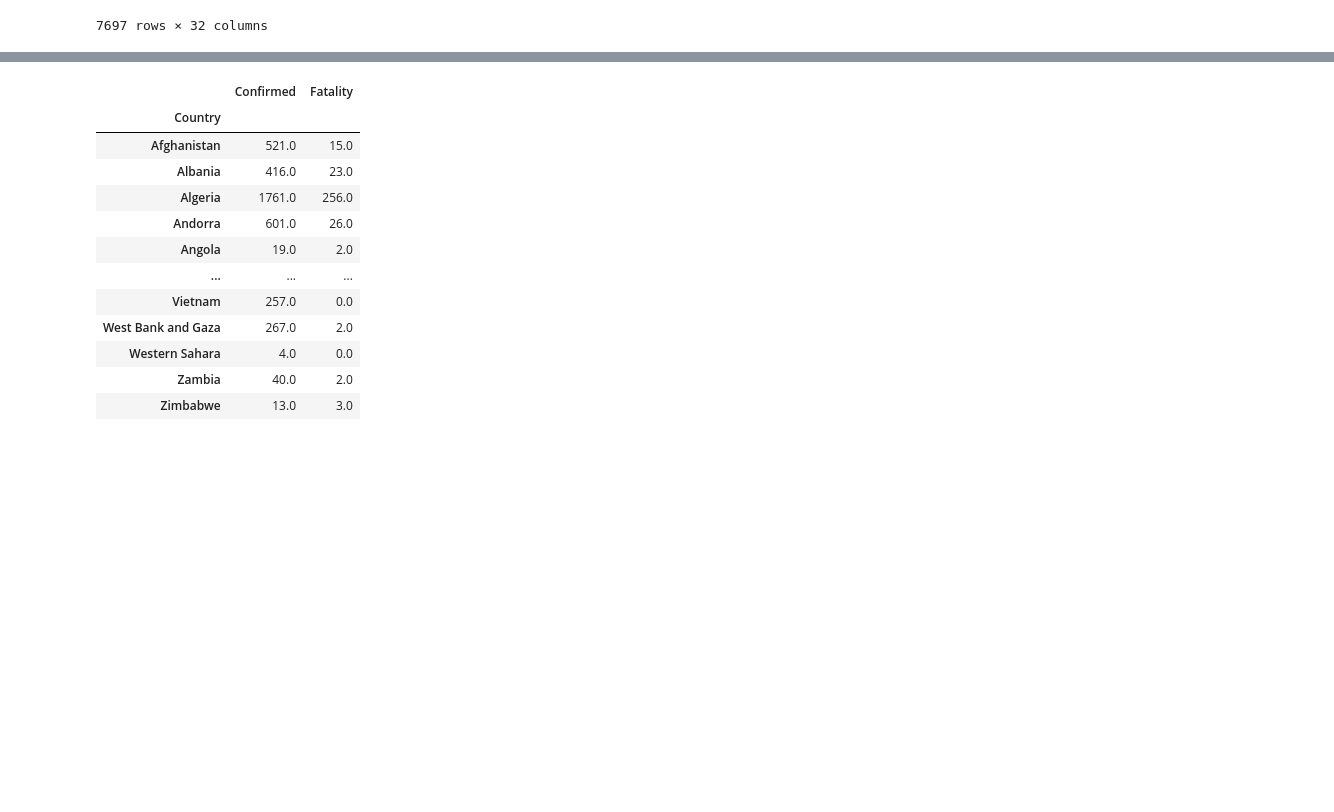
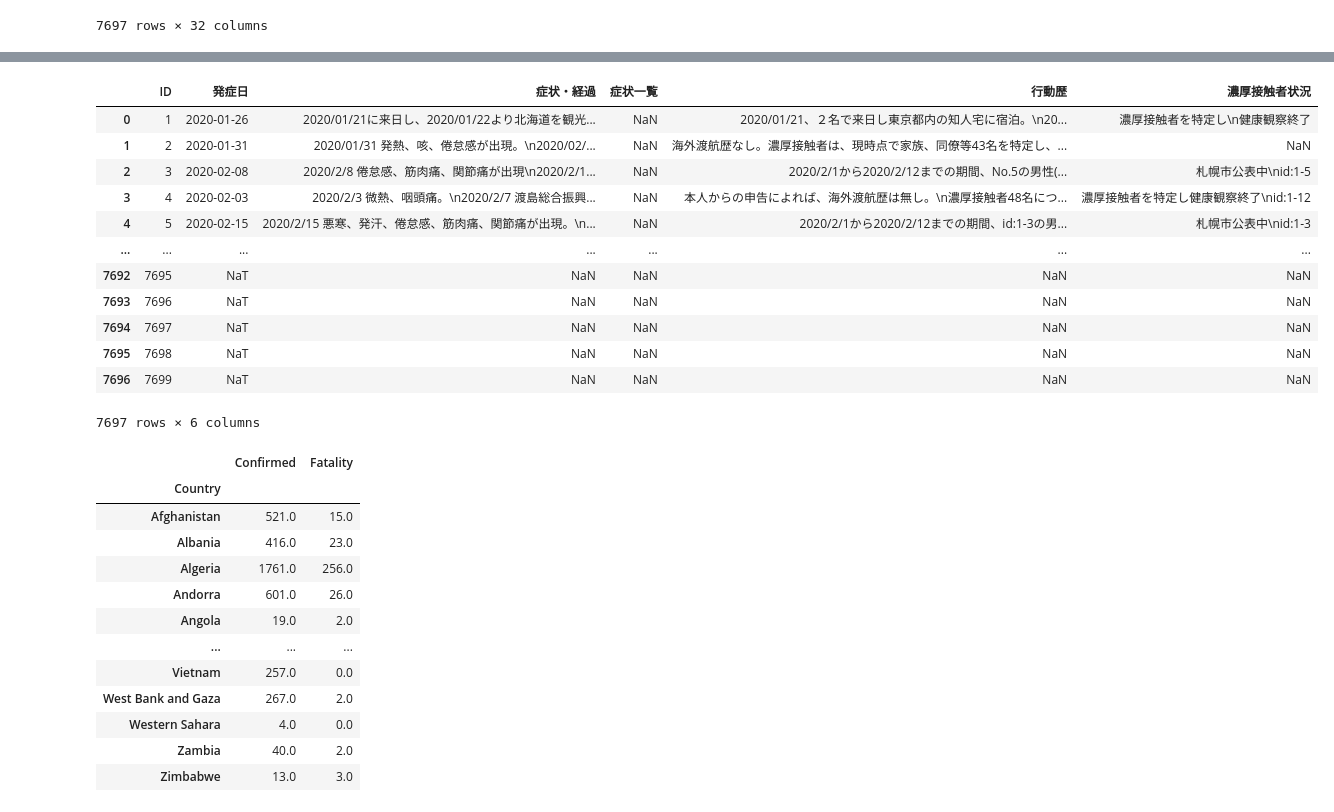
Before and after one commit to ShinyRyo/siganate-COVID-19-Challenge, a Jupyter notebook: eda_prediction.ipynb, the cells around one changed output, grey strips where cells are left out. Drawn from its saved outputs; the diff is of its cells as text; code cells hidden in the pictures; blank space fills up the shorter version.

```diff
--- a/eda_prediction.ipynb
+++ b/eda_prediction.ipynb
@@ -80,6 +48,3 @@ train_df
 | 7695 | 7698 | NaN | 17-128 | NaT | NaT | NaT | NaN | 石川県 | NaN | NaN | ... |
 | 7696 | 7699 | NaN | 17-129 | NaT | NaT | NaT | NaN | 石川県 | NaN | NaN | ... |
 7697 rows × 32 columns
-# %%
-print("fill blanks and add region for counting")
-train_df.drop('Province_State',axis=1,inplace=True)
@@ -88,4 +50,0 @@ fill blanks and add region for counting
-# %%
-# Resetting Date column into Datetime object and making it an index of dataframe
-train_df['Date']=pd.to_datetime(train_df['Date'])
-train_df.set_index('Date',inplace=True)
@@ -92,3 +60,19 @@ train_df.set_index('Date',inplace=True)
+# %%
+train_df[['ID','発症日', '症状・経過', '症状一覧', '行動歴', '濃厚接触者状況',]]
+# %% [output]
+|  | ID | 発症日 | 症状・経過 | 症状一覧 | 行動歴 | 濃厚接触者状況 |
+| 0 | 1 | 2020-01-26 | 2020/01/21に来日し、2020/01/22より北海道を観光... | NaN | 2020/01/21、２名で来日し東京都内の知人宅に宿泊。\n20... | 濃厚接触者を特定し\n健康観察終了 |
+| 1 | 2 | 2020-01-31 | 2020/01/31 発熱、咳、倦怠感が出現。\n2020/02/... | NaN | 海外渡航歴なし。濃厚接触者は、現時点で家族、同僚等43名を特定し、... | NaN |
+| 2 | 3 | 2020-02-08 | 2020/2/8 倦怠感、筋肉痛、関節痛が出現\n2020/2/1... | NaN | 2020/2/1から2020/2/12までの期間、No.5の男性(... | 札幌市公表中\nid:1-5 |
+| 3 | 4 | 2020-02-03 | 2020/2/3 微熱、咽頭痛。\n2020/2/7 渡島総合振興... | NaN | 本人からの申告によれば、海外渡航歴は無し。\n濃厚接触者48名につ... | 濃厚接触者を特定し健康観察終了\nid:1-12 |
+| 4 | 5 | 2020-02-15 | 2020/2/15 悪寒、発汗、倦怠感、筋肉痛、関節痛が出現。\n... | NaN | 2020/2/1から2020/2/12までの期間、id:1-3の男... | 札幌市公表中\nid:1-3 |
+| ... | ... | ... | ... | ... | ... | ... |
+| 7692 | 7695 | NaT | NaN | NaN | NaN | NaN |
+| 7693 | 7696 | NaT | NaN | NaN | NaN | NaN |
+| 7694 | 7697 | NaT | NaN | NaN | NaN | NaN |
+| 7695 | 7698 | NaT | NaN | NaN | NaN | NaN |
+| 7696 | 7699 | NaT | NaN | NaN | NaN | NaN |
+7697 rows × 6 columns
 # %%
 pivot=pd.pivot_table(train_df,columns='Country_Region',
                      index='Date',
```
Also changed, not shown: parts of 8 cells of this notebook.
